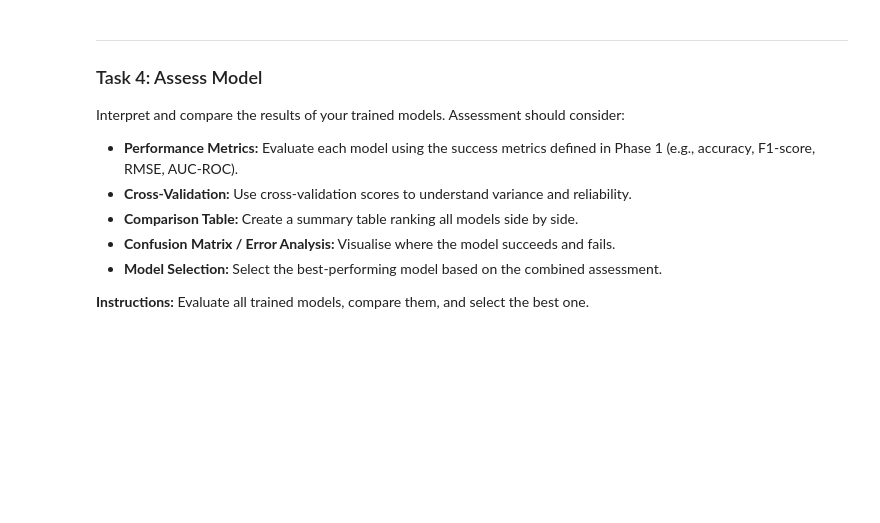
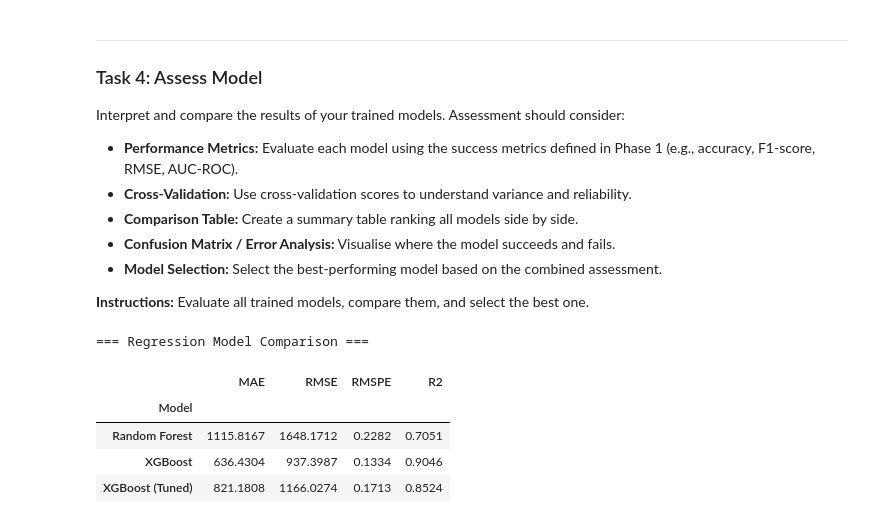
Before and after one commit to ali-albakri/KH5004CMD-Rossmann, a Jupyter notebook: notebooks/Phase_4_Modeling.ipynb, the cells around one changed output. Saved outputs shown, nothing was run; the diff lists cells and outputs as text; code cells hidden in the pictures; blank space fills up the shorter version.

```diff
--- a/notebooks/Phase_4_Modeling.ipynb
+++ b/notebooks/Phase_4_Modeling.ipynb
@@ -192,30 +271,32 @@ Interpret and compare the results of your trained models. Assessment should cons
 **Instructions:** Evaluate all trained models, compare them, and select the best one.
 # %%
 # TODO: Evaluate and compare all trained models.
-# Build a results summary table.
 
-# results = []
+results = []
 
-# for name, model in trained_models.items():
-#     y_pred = model.predict(X_test)
-#
-#     # --- For Classification ---
-#     results.append({
-#         'Model': name,
-#         'Accuracy': accuracy_score(y_test, y_pred),
-#         'Precision': precision_score(y_test, y_pred, average='weighted'),
-#         'Recall': recall_score(y_test, y_pred, average='weighted'),
-#         'F1-Score': f1_score(y_test, y_pred, average='weighted')
-#     })
-#
-#     # --- For Regression (use these instead) ---
-#     # results.append({
-#     #     'Model': name,
-#     #     'MAE': mean_absolute_error(y_test, y_pred),
-#     #     'RMSE': np.sqrt(mean_squared_error(y_test, y_pred)),
-#     #     'R2': r2_score(y_test, y_pred)
-#     # })
+y_test_real = np.expm1(y_test)
 
-# results_df = pd.DataFrame(results).set_index('Model')
-# print("=== Model Comparison ===")
-# print(results_df.round(4))
+for name, model in trained_models.items():
+    # Predict and un-transform
+    y_pred_log = model.predict(X_test)
+    y_pred_real = np.expm1(y_pred_log)
+
+    # --- Regression Matrix ---
+    results.append({
+        'Model': name,
+        'MAE': mean_absolute_error(y_test_real, y_pred_real),
+        'RMSE': np.sqrt(mean_squared_error(y_test_real, y_pred_real)),
+        'RMSPE': rmspe(y_test_real, y_pred_real),
+        'R2': r2_score(y_test_real, y_pred_real)
+    })
+
+results_df = pd.DataFrame(results).set_index('Model')
+print("=== Regression Model Comparison ===")
+display(results_df.round(4))
+# %% [output]
+=== Regression Model Comparison ===
+|  | MAE | RMSE | RMSPE | R2 |
+| Model |  |  |  |  |
+| Random Forest | 1115.8167 | 1648.1712 | 0.2282 | 0.7051 |
+| XGBoost | 636.4304 | 937.3987 | 0.1334 | 0.9046 |
+| XGBoost (Tuned) | 821.1808 | 1166.0274 | 0.1713 | 0.8524 |
```
Also changed, not shown: parts of 15 cells of this notebook.
